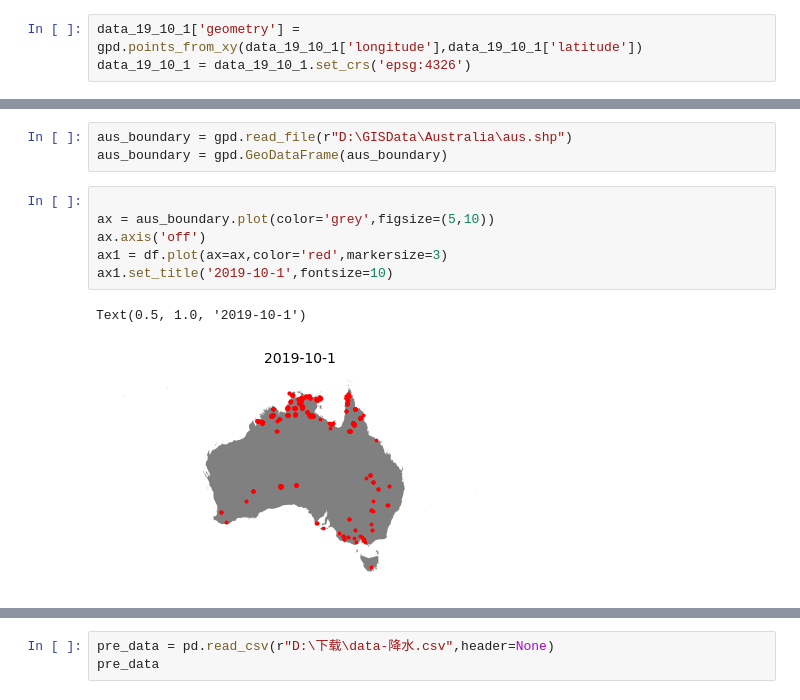
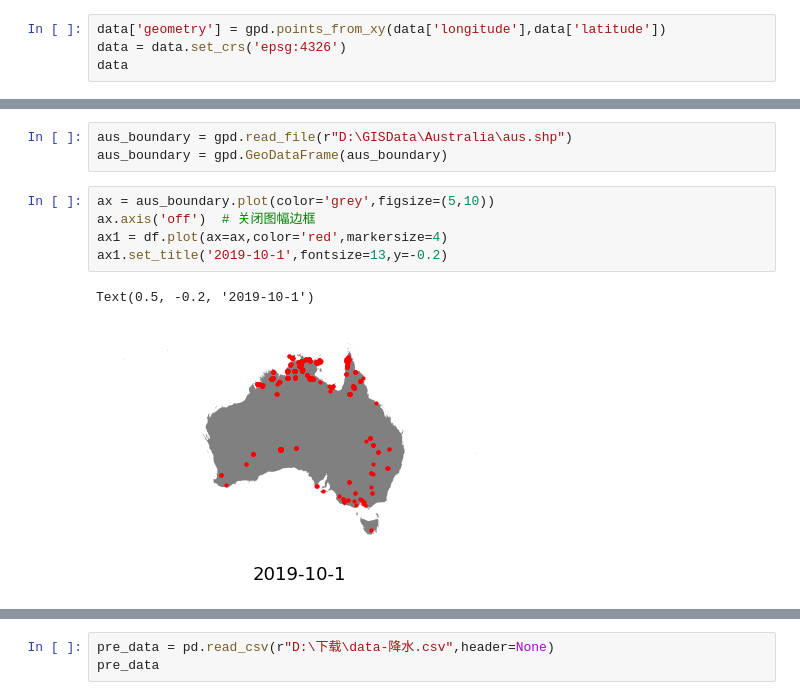
Before and after one commit to lun55/GIS_Learn, a Jupyter notebook: Jupyter/作业/aus.ipynb, the cells around one changed output, grey strips where cells are left out. Saved outputs shown, nothing was run; the diff lists cells and outputs as text.

```diff
--- a/Jupyter/作业/aus.ipynb
+++ b/Jupyter/作业/aus.ipynb
@@ -83,6 +83,7 @@ plt.title()
 [<matplotlib.lines.Line2D at 0x...>]
 [figure]
 # %%
-data_19_10_1['geometry'] = gpd.points_from_xy(data_19_10_1['longitude'],data_19_10_1['latitude'])
-data_19_10_1 = data_19_10_1.set_crs('epsg:4326')
+data['geometry'] = gpd.points_from_xy(data['longitude'],data['latitude'])
+data = data.set_crs('epsg:4326')
+data
 # %% [output]
@@ -115,11 +122,10 @@ fig.show()
 aus_boundary = gpd.read_file(r"D:\GISData\Australia\aus.shp")
 aus_boundary = gpd.GeoDataFrame(aus_boundary)
 # %%
-
 ax = aus_boundary.plot(color='grey',figsize=(5,10))
-ax.axis('off')
-ax1 = df.plot(ax=ax,color='red',markersize=3)
-ax1.set_title('2019-10-1',fontsize=10)
+ax.axis('off')  # 关闭图幅边框
+ax1 = df.plot(ax=ax,color='red',markersize=4)
+ax1.set_title('2019-10-1',fontsize=13,y=-0.2)
 # %% [output]
-Text(0.5, 1.0, '2019-10-1')
+Text(0.5, -0.2, '2019-10-1')
-[figure, old version]
+[figure, new version]
```
Also changed, not shown: parts of 12 cells of this notebook.
